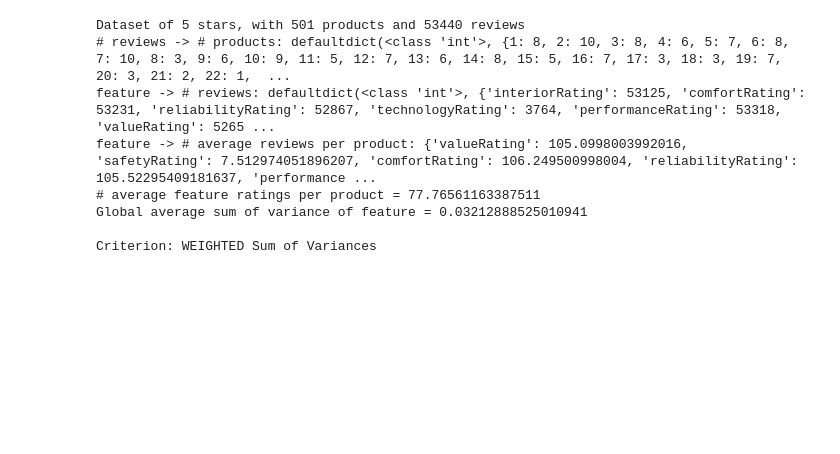
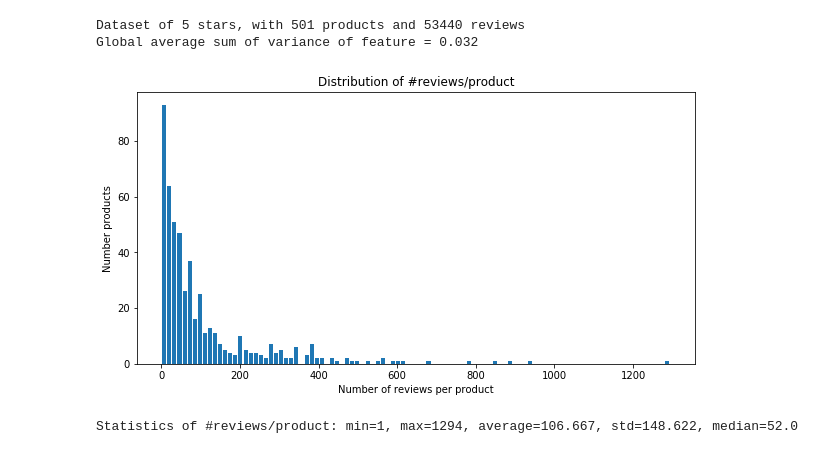
Before and after one commit to lexuanthongnhat/reviews-solicitation, a Jupyter notebook: Experiment.ipynb, the cells around one changed output. Drawn from its saved outputs; the diff is of its cells as text; code cells hidden in the pictures; blank space fills up the shorter version.

Commit message:
Plot dataset profile in jupyter

```diff
--- a/Experiment.ipynb
+++ b/Experiment.ipynb
@@ -1,23 +1,33 @@
-# %%
-import reviews_soli_driver
-from reviews_soli import ReviewsSolicitation
-
-ask_methods = ReviewsSolicitation.ask_methods
-
-car_to_reviews, car_to_result_stats, dataset_profile = \
-    reviews_soli_driver.simulate_reviews_soli(
-        'datasets/edmunds_reviews.csv',
-        criterion='weighted_sum_dirichlet_variances')
-
-print(dataset_profile)
-print()
-print('Criterion: WEIGHTED Sum of Variances')
-# %% [output]
-Dataset of 5 stars, with 501 products and 53440 reviews
-# reviews -> # products: defaultdict(<class 'int'>, {1: 8, 2: 10, 3: 8, 4: 6, 5: 7, 6: 8, 7: 10, 8: 3, 9: 6, 10: 9, 11: 5, 12: 7, 13: 6, 14: 8, 15: 5, 16: 7, 17: 3, 18: 3, 19: 7, 20: 3, 21: 2, 22: 1,  ...
-feature -> # reviews: defaultdict(<class 'int'>, {'interiorRating': 53125, 'comfortRating': 53231, 'reliabilityRating': 52867, 'technologyRating': 3764, 'performanceRating': 53318, 'valueRating': 5265 ...
-feature -> # average reviews per product: {'valueRating': 105.0998003992016, 'safetyRating': 7.512974051896207, 'comfortRating': 106.249500998004, 'reliabilityRating': 105.52295409181637, 'performance ...
-# average feature ratings per product = 77.76561163387511
-Global average sum of variance of feature = 0.03212888525010941
-
-Criterion: WEIGHTED Sum of Variances
+# %%
+%matplotlib inline
+import random
+import matplotlib.pyplot as plt
+import numpy as np
+
+import reviews_soli_driver
+from reviews_soli import ReviewsSolicitation
+from data_model import Feature
+
+file_path = 'datasets/edmunds_reviews.csv'
+dataset_profile = reviews_soli_driver.profile_dataset(file_path)
+print(dataset_profile)
+# %% [output]
+Dataset of 5 stars, with 501 products and 53440 reviews
+Global average sum of variance of feature = 0.032
+# %%
+# Distribution of #reviews/product
+fig, ax = plt.subplots(figsize=(10, 5))
+_ = ax.hist(dataset_profile.num_reviews_per_product, bins=100, rwidth=0.8)
+ax.set_xlabel('Number of reviews per product')
+ax.set_ylabel('Number products')
+ax.set_title('Distribution of #reviews/product')
+plt.show()
+
+temp = dataset_profile.num_reviews_per_product
+print('Statistics of #reviews/product: min={min}, max={max}'
+      ', average={average:.3f}, std={std:.3f}, median={median}' \
+      .format(min=np.amin(temp), max=np.amax(temp),
+              average=np.average(temp), std=np.std(temp), median=np.median(temp)))
+# %% [output]
+[figure, added]
+Statistics of #reviews/product: min=1, max=1294, average=106.667, std=148.622, median=52.0
```
Also changed, not shown: parts of 5 cells of this notebook, 5 other files.
